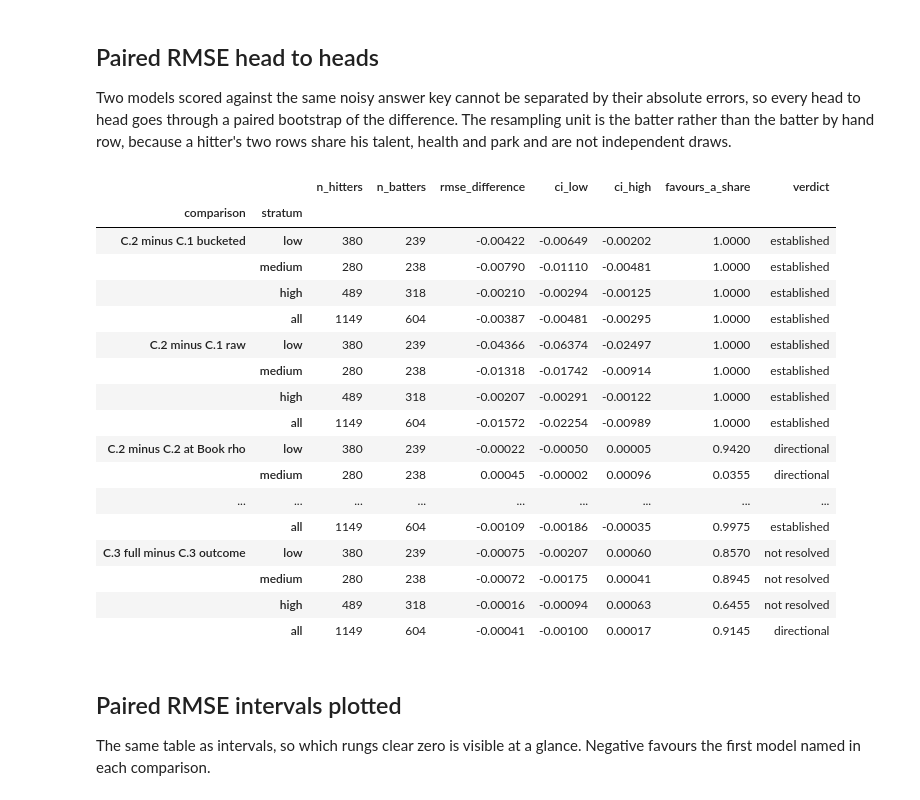
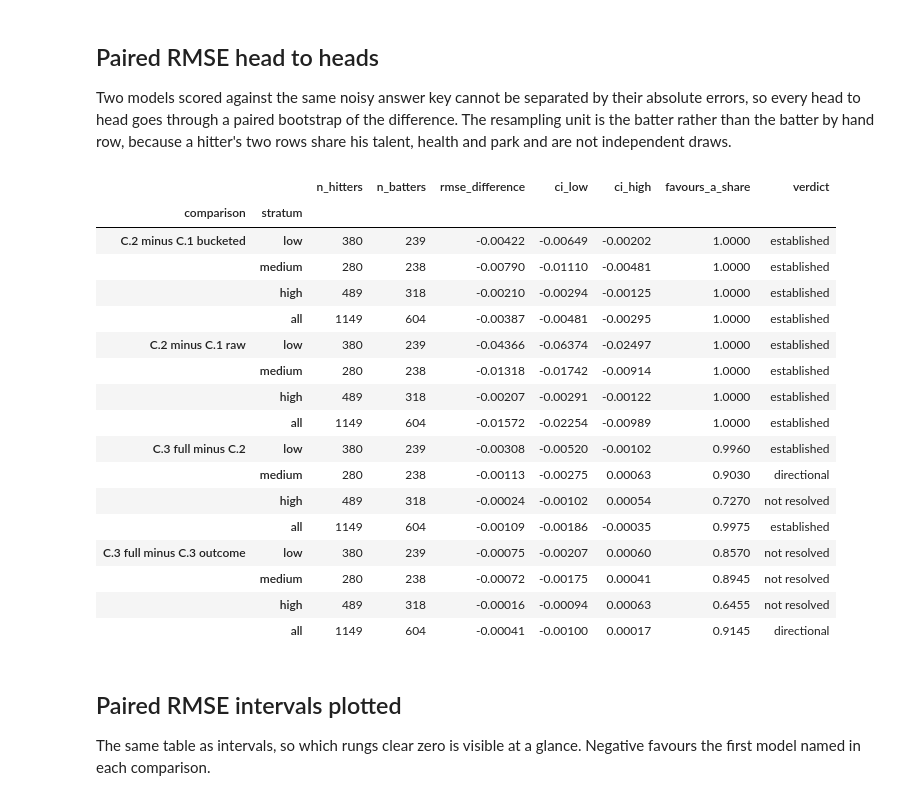
Before and after one commit to nseluga/Hitter-Embedding, a Jupyter notebook: notebooks/03_baselines.ipynb, the cells around one changed output. Drawn from its saved outputs; the diff is of its cells as text; code cells hidden in the pictures.

```diff
--- a/notebooks/03_baselines.ipynb
+++ b/notebooks/03_baselines.ipynb
@@ -184,7 +184,6 @@ talent, health and park and are not independent draws.
 PAIRED_FILES = {
     "C.2 minus C.1 raw": "c2_vs_c1_raw_paired.csv",
     "C.2 minus C.1 bucketed": "c2_vs_c1_bucketed_paired.csv",
-    "C.2 minus C.2 at Book rho": "c2_vs_book_rho_paired.csv",
     "C.3 full minus C.2": "c3_vs_c2_paired.csv",
     "C.3 full minus C.3 outcome": "c3_process_ablation_paired.csv",
 }
@@ -199,36 +198,36 @@ def verdict(row):
     """
     if row["ci_low"] > 0 or row["ci_high"] < 0:
         return "established"
     if max(row["favours_a_share"], 1 - row["favours_a_share"]) >= DIRECTIONAL_SHARE:
         return "directional"
     return "not resolved"
 
 
 paired_parts = []
 for label, filename in PAIRED_FILES.items():
     part = load(filename).assign(comparison=label)
     part["verdict"] = part.apply(verdict, axis=1)
     paired_parts.append(part)
 
 paired = pd.concat(paired_parts, ignore_index=True)
 paired["stratum"] = pd.Categorical(paired["stratum"], STRATUM_ORDER, ordered=True)
 paired.sort_values(["comparison", "stratum"])[
     ["comparison", "stratum", "n_hitters", "n_batters", "rmse_difference", "ci_low", "ci_high",
      "favours_a_share", "verdict"]].round(5).set_index(["comparison", "stratum"])
 # %% [output]
 |  |  | n_hitters | n_batters | rmse_difference | ci_low | ci_high | favours_a_share | verdict |
 | comparison | stratum |  |  |  |  |  |  |  |
 | C.2 minus C.1 bucketed | low | 380 | 239 | -0.00422 | -0.00649 | -0.00202 | 1.0000 | established |
 |  | medium | 280 | 238 | -0.00790 | -0.01110 | -0.00481 | 1.0000 | established |
 |  | high | 489 | 318 | -0.00210 | -0.00294 | -0.00125 | 1.0000 | established |
 |  | all | 1149 | 604 | -0.00387 | -0.00481 | -0.00295 | 1.0000 | established |
 | C.2 minus C.1 raw | low | 380 | 239 | -0.04366 | -0.06374 | -0.02497 | 1.0000 | established |
 |  | medium | 280 | 238 | -0.01318 | -0.01742 | -0.00914 | 1.0000 | established |
 |  | high | 489 | 318 | -0.00207 | -0.00291 | -0.00122 | 1.0000 | established |
 |  | all | 1149 | 604 | -0.01572 | -0.02254 | -0.00989 | 1.0000 | established |
-| C.2 minus C.2 at Book rho | low | 380 | 239 | -0.00022 | -0.00050 | 0.00005 | 0.9420 | directional |
-|  | medium | 280 | 238 | 0.00045 | -0.00002 | 0.00096 | 0.0355 | directional |
-| ... | ... | ... | ... | ... | ... | ... | ... | ... |
+| C.3 full minus C.2 | low | 380 | 239 | -0.00308 | -0.00520 | -0.00102 | 0.9960 | established |
+|  | medium | 280 | 238 | -0.00113 | -0.00275 | 0.00063 | 0.9030 | directional |
+|  | high | 489 | 318 | -0.00024 | -0.00102 | 0.00054 | 0.7270 | not resolved |
 |  | all | 1149 | 604 | -0.00109 | -0.00186 | -0.00035 | 0.9975 | established |
 | C.3 full minus C.3 outcome | low | 380 | 239 | -0.00075 | -0.00207 | 0.00060 | 0.8570 | not resolved |
 |  | medium | 280 | 238 | -0.00072 | -0.00175 | 0.00041 | 0.8945 | not resolved |
```
Also changed, not shown: parts of 4 cells of this notebook, 2 other files.
